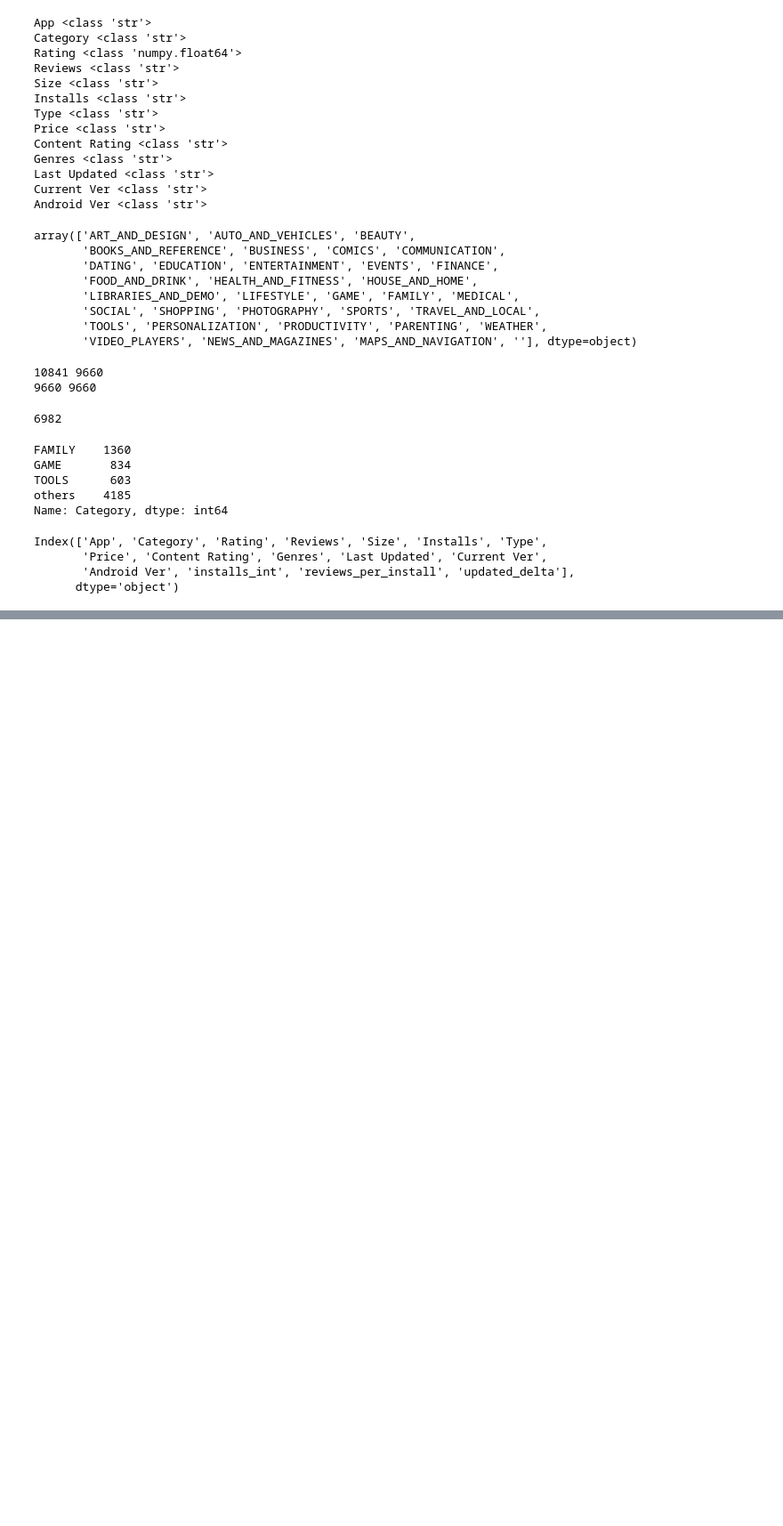
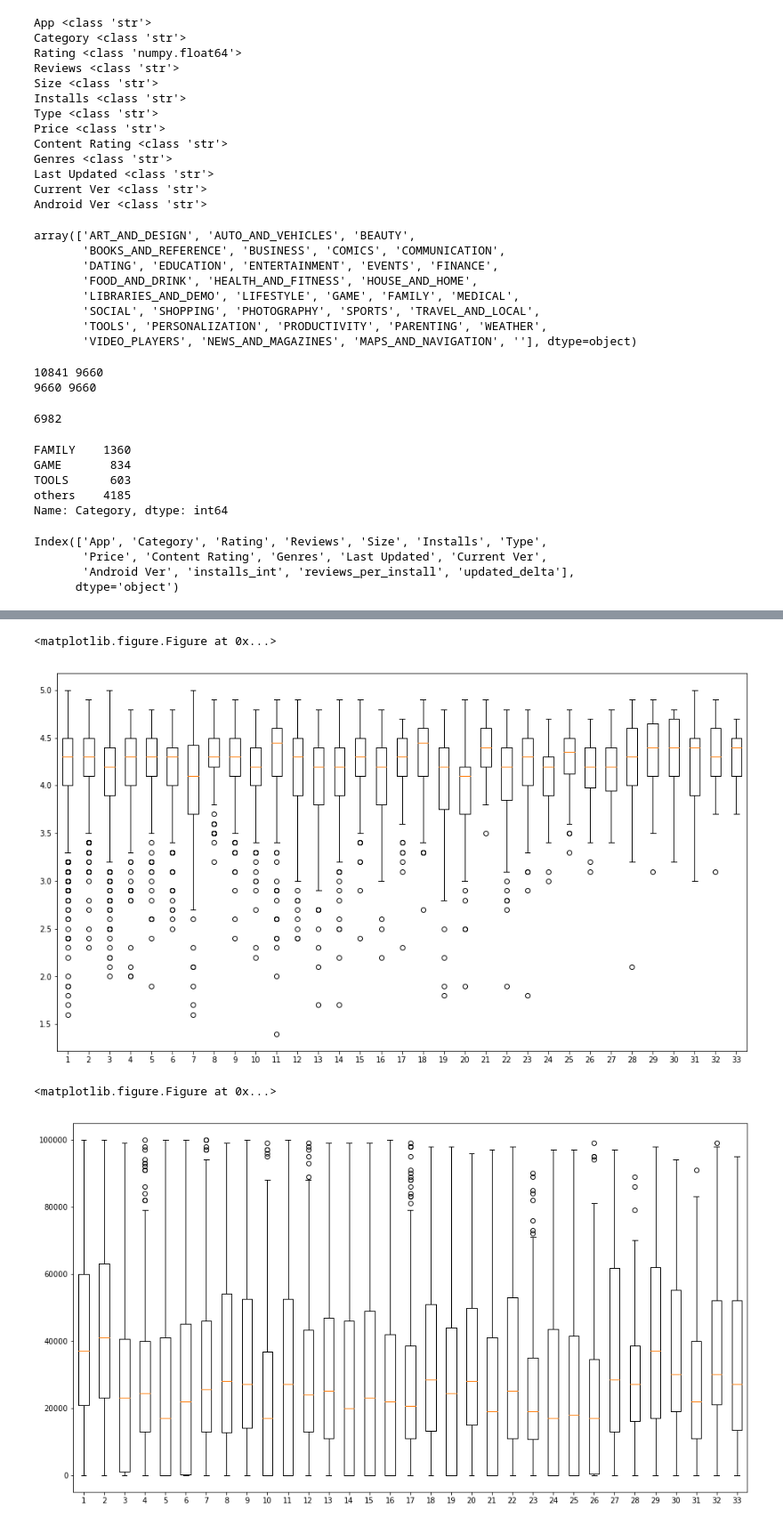
Before and after one commit to Jasonshi001/IE5374_project, a Jupyter notebook: draft_.ipynb, the cells around one changed output, grey strips where cells are left out. Shown at 89% size. Drawn from its saved outputs; the diff is of its cells as text; code cells hidden in the pictures; blank space fills up the shorter version.

Commit message:
boxplot comparison & rank mean install

```diff
--- a/draft_.ipynb
+++ b/draft_.ipynb
@@ -231,0 +230,39 @@ plt.show()
+# %%
+#compare installs & ratings by categories
+#to do
+    #add labels & shit
+    #sort by mean
+
+def get_box_val(d, cate_val, agg_val):
+    sep = d[d[group_col] == cate_val][agg_val]
+    copy_ = sep.dropna()
+    tmp_l = []
+    for item in copy_:
+        tmp_l.append(item)
+    copy_ = pd.Series(np.array(tmp_l))
+    return copy_
+
+def sbs_box(d, group_col, val_col):
+    mean_rating_by_cate = d.groupby(group_col).Rating.sum() / d.groupby(group_col).Rating.count()
+
+    pylab.rcParams['figure.figsize'] = (16, 9)
+    plt.figure()
+
+    fig = plt.figure()
+
+    box_data_arr = []
+    for cate in categories:
+        box_data_arr.append(get_box_val(d, cate, val_col))
+
+    f = plt.boxplot(box_data_arr)
+    plt.show()
+
+#compare rating & size distributions by category
+categories = df_apps.Category.value_counts().keys()
+sbs_box(df_apps, 'Category', 'Rating')
+sbs_box(df_apps, 'Category', 'Size')
+# %% [output]
+<matplotlib.figure.Figure at 0x...>
+[figure, added]
+<matplotlib.figure.Figure at 0x...>
+[figure, added]
```
Also changed, not shown: parts of 4 cells of this notebook.
